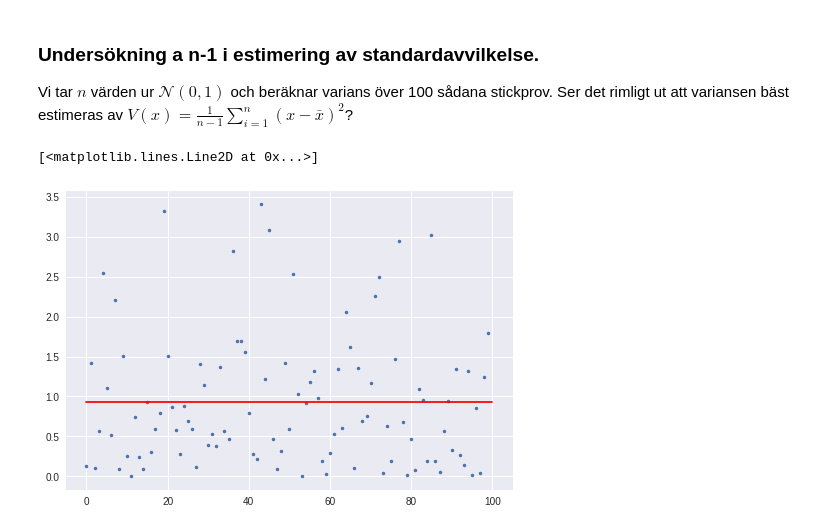
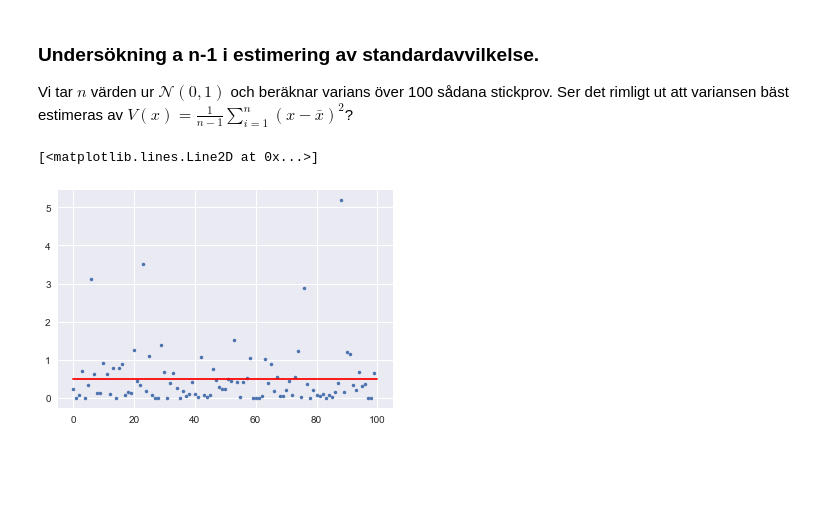
Before and after one commit to statisticalbiotechnology/kd1280, a Jupyter notebook: kap2/Normal.ipynb, the cells around one changed output. Drawn from its saved outputs; the diff is of its cells as text; code cells hidden in the pictures; blank space fills up the shorter version.

```diff
--- a/kap2/Normal.ipynb
+++ b/kap2/Normal.ipynb
@@ -38,17 +38,17 @@ sns.distplot(data, hist=False, color="b", ax=axes[1, 1])
 
 Vi tar $n$ värden ur $\mathcal{N}(0,1)$ och beräknar varians över 100 sådana stickprov. Ser det rimligt ut att variansen bäst estimeras av $V(x)=\frac{1}{n-1}\sum_{i=1}^n(x-\bar{x})^2$?
 # %%
-n=3
+n=2
 varians_estimat,summa = [],0.0
 for ix in range(100):
   stickprov = norm.rvs(size=n)
-  var_est = np.sum((stickprov-np.mean(stickprov))**2)/(n-1)
+  var_est = np.sum((stickprov-np.mean(stickprov))**2)/(n)
   varians_estimat.append(var_est)
   summa += var_est
 medel = summa/100
 fig, ax = plt.subplots(1, 1)
 ax.plot(range(100), varians_estimat,'.')
 ax.plot([0,100], [medel,medel],'r-')
 # %% [output]
 [<matplotlib.lines.Line2D at 0x...>]
-[figure, old version]
+[figure, new version]
```
Also changed, not shown: parts of 2 cells of this notebook, 7 other files.
